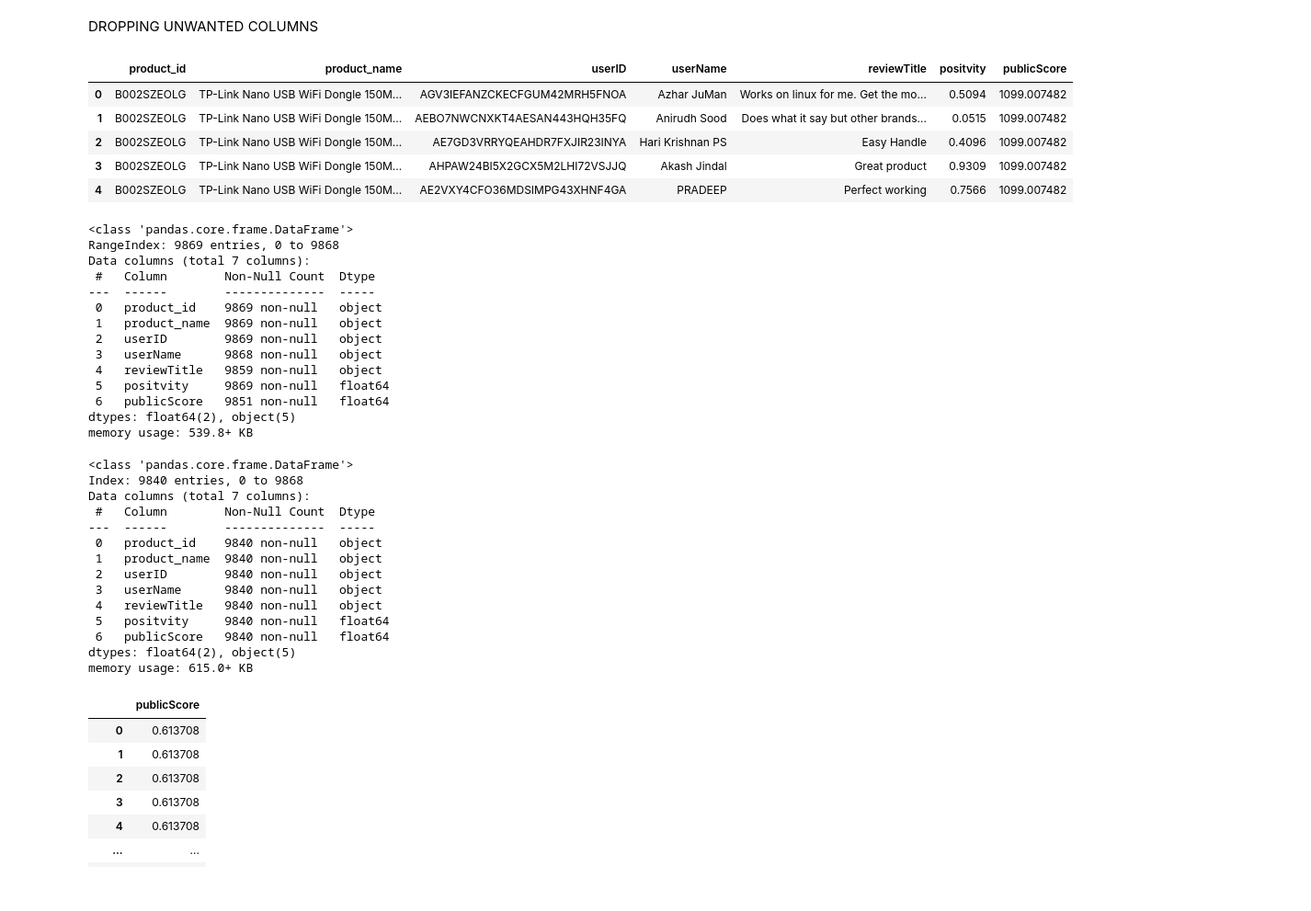
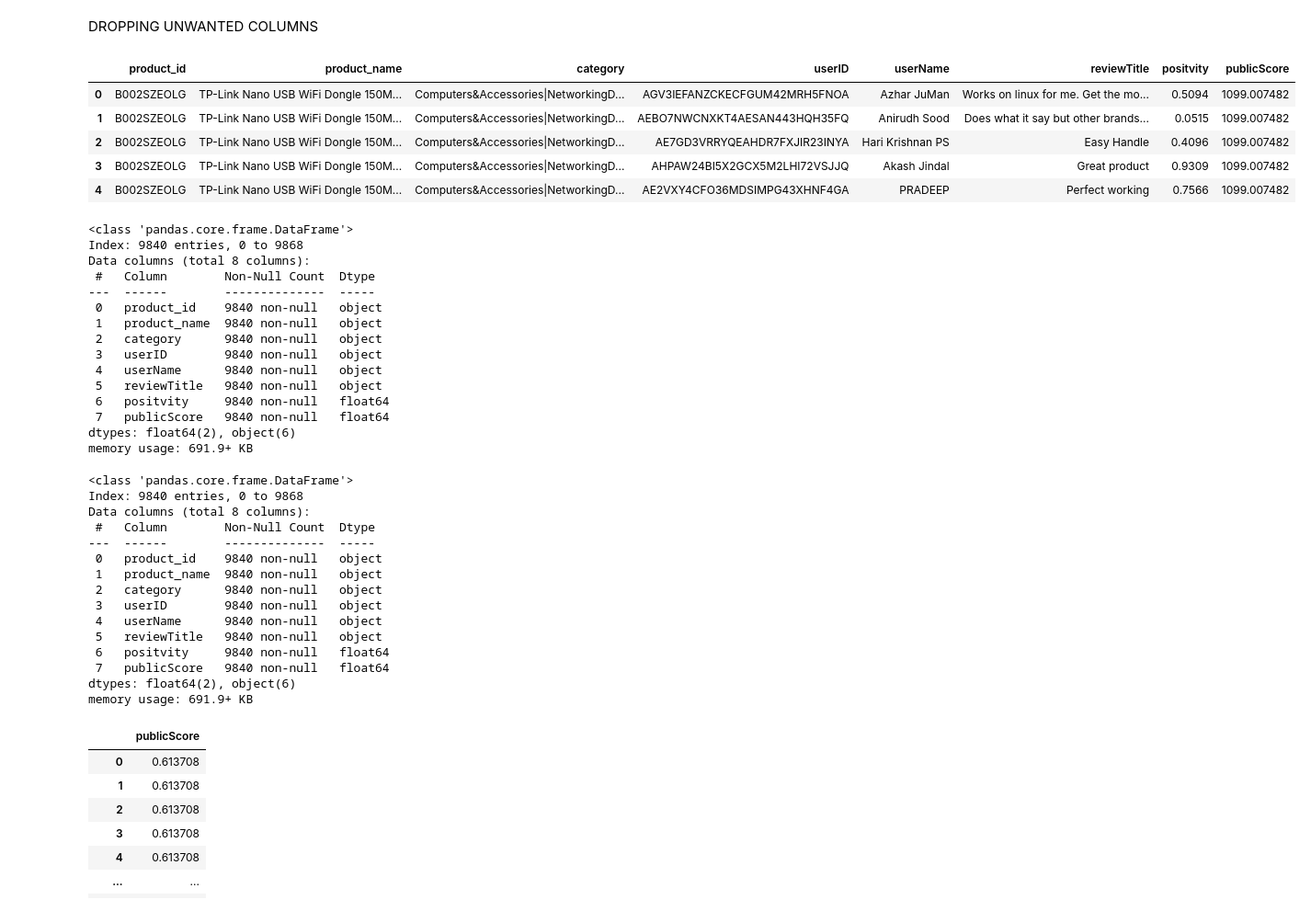
Before and after one commit to sparsh44/GRID_USA, a Jupyter notebook: model/model2.ipynb, the cells around one changed output. Shown: that part at 92% size. Cells and saved outputs as stored; diff of their text form; code cells hidden in the pictures.

Commit message:
category added

```diff
--- a/model/model2.ipynb
+++ b/model/model2.ipynb
@@ -369,33 +369,36 @@ df5.head()
 | 2 | B002SZEOLG | TP-Link Nano USB WiFi Dongle 150M... | Computers&Accessories|NetworkingD... | ₹749 | 44% | 4.2 | ... |
 | 3 | B002SZEOLG | TP-Link Nano USB WiFi Dongle 150M... | Computers&Accessories|NetworkingD... | ₹749 | 44% | 4.2 | ... |
 | 4 | B002SZEOLG | TP-Link Nano USB WiFi Dongle 150M... | Computers&Accessories|NetworkingD... | ₹749 | 44% | 4.2 | ... |
+# %%
+df5 = df5.dropna()
 # %% [markdown]
 DROPPING UNWANTED COLUMNS
 # %%
 #needed productid  product name   userid    username   positivity     publicScore
-df6 = df5.drop(['category', 'discounted_price_x', 'discount_percentage_x', 'rating_x', 'rating_count_x', 'about_product', 'reviewID', 'discounted_price_y', 'discount_percentage_y', 'rating_y', 'rating_count_y'], axis = 1)
+df6 = df5.drop(['discounted_price_x', 'discount_percentage_x', 'rating_x', 'rating_count_x', 'about_product', 'reviewID', 'discounted_price_y', 'discount_percentage_y', 'rating_y', 'rating_count_y'], axis = 1)
 df6.head()
 # %% [output]
-|  | product_id | product_name | userID | userName | reviewTitle | positvity | publicScore |
-| 0 | B002SZEOLG | TP-Link Nano USB WiFi Dongle 150M... | AGV3IEFANZCKECFGUM42MRH5FNOA | Azhar JuMan | Works on linux for me. Get the mo... | 0.5094 | 1099.007482 |
-| 1 | B002SZEOLG | TP-Link Nano USB WiFi Dongle 150M... | AEBO7NWCNXKT4AESAN443HQH35FQ | Anirudh Sood | Does what it say but other brands... | 0.0515 | 1099.007482 |
-| 2 | B002SZEOLG | TP-Link Nano USB WiFi Dongle 150M... | AE7GD3VRRYQEAHDR7FXJIR23INYA | Hari Krishnan PS | Easy Handle | 0.4096 | 1099.007482 |
-| 3 | B002SZEOLG | TP-Link Nano USB WiFi Dongle 150M... | AHPAW24BI5X2GCX5M2LHI72VSJJQ | Akash Jindal | Great product | 0.9309 | 1099.007482 |
-| 4 | B002SZEOLG | TP-Link Nano USB WiFi Dongle 150M... | AE2VXY4CFO36MDSIMPG43XHNF4GA | PRADEEP | Perfect working | 0.7566 | 1099.007482 |
+|  | product_id | product_name | category | userID | userName | reviewTitle | positvity | publicScore |
+| 0 | B002SZEOLG | TP-Link Nano USB WiFi Dongle 150M... | Computers&Accessories|NetworkingD... | AGV3IEFANZCKECFGUM42MRH5FNOA | Azhar JuMan | Works on linux for me. Get the mo... | 0.5094 | 1099.007482 |
+| 1 | B002SZEOLG | TP-Link Nano USB WiFi Dongle 150M... | Computers&Accessories|NetworkingD... | AEBO7NWCNXKT4AESAN443HQH35FQ | Anirudh Sood | Does what it say but other brands... | 0.0515 | 1099.007482 |
+| 2 | B002SZEOLG | TP-Link Nano USB WiFi Dongle 150M... | Computers&Accessories|NetworkingD... | AE7GD3VRRYQEAHDR7FXJIR23INYA | Hari Krishnan PS | Easy Handle | 0.4096 | 1099.007482 |
+| 3 | B002SZEOLG | TP-Link Nano USB WiFi Dongle 150M... | Computers&Accessories|NetworkingD... | AHPAW24BI5X2GCX5M2LHI72VSJJQ | Akash Jindal | Great product | 0.9309 | 1099.007482 |
+| 4 | B002SZEOLG | TP-Link Nano USB WiFi Dongle 150M... | Computers&Accessories|NetworkingD... | AE2VXY4CFO36MDSIMPG43XHNF4GA | PRADEEP | Perfect working | 0.7566 | 1099.007482 |
 # %%
 df6.info()
 # %% [output]
 <class 'pandas.core.frame.DataFrame'>
-RangeIndex: 9869 entries, 0 to 9868
-Data columns (total 7 columns):
+Index: 9840 entries, 0 to 9868
+Data columns (total 8 columns):
  #   Column        Non-Null Count  Dtype
 ---  ------        --------------  -----
- 0   product_id    9869 non-null   object
- 1   product_name  9869 non-null   object
- 2   userID        9869 non-null   object
- 3   userName      9868 non-null   object
- 4   reviewTitle   9859 non-null   object
- 5   positvity     9869 non-null   float64
- 6   publicScore   9851 non-null   float64
-dtypes: float64(2), object(5)
-memory usage: 539.8+ KB
+ 0   product_id    9840 non-null   object
+ 1   product_name  9840 non-null   object
+ 2   category      9840 non-null   object
+ 3   userID        9840 non-null   object
+ 4   userName      9840 non-null   object
+ 5   reviewTitle   9840 non-null   object
+ 6   positvity     9840 non-null   float64
+ 7   publicScore   9840 non-null   float64
+dtypes: float64(2), object(6)
+memory usage: 691.9+ KB
@@ -408,17 +409,18 @@ df6.info()
 # %% [output]
 <class 'pandas.core.frame.DataFrame'>
 Index: 9840 entries, 0 to 9868
-Data columns (total 7 columns):
+Data columns (total 8 columns):
  #   Column        Non-Null Count  Dtype
 ---  ------        --------------  -----
  0   product_id    9840 non-null   object
  1   product_name  9840 non-null   object
- 2   userID        9840 non-null   object
- 3   userName      9840 non-null   object
- 4   reviewTitle   9840 non-null   object
- 5   positvity     9840 non-null   float64
- 6   publicScore   9840 non-null   float64
-dtypes: float64(2), object(5)
-memory usage: 615.0+ KB
+ 2   category      9840 non-null   object
+ 3   userID        9840 non-null   object
+ 4   userName      9840 non-null   object
+ 5   reviewTitle   9840 non-null   object
+ 6   positvity     9840 non-null   float64
+ 7   publicScore   9840 non-null   float64
+dtypes: float64(2), object(6)
+memory usage: 691.9+ KB
 # %%
 scaler = MinMaxScaler()
```
Also changed, not shown: parts of 7 cells of this notebook, 1 other file.
